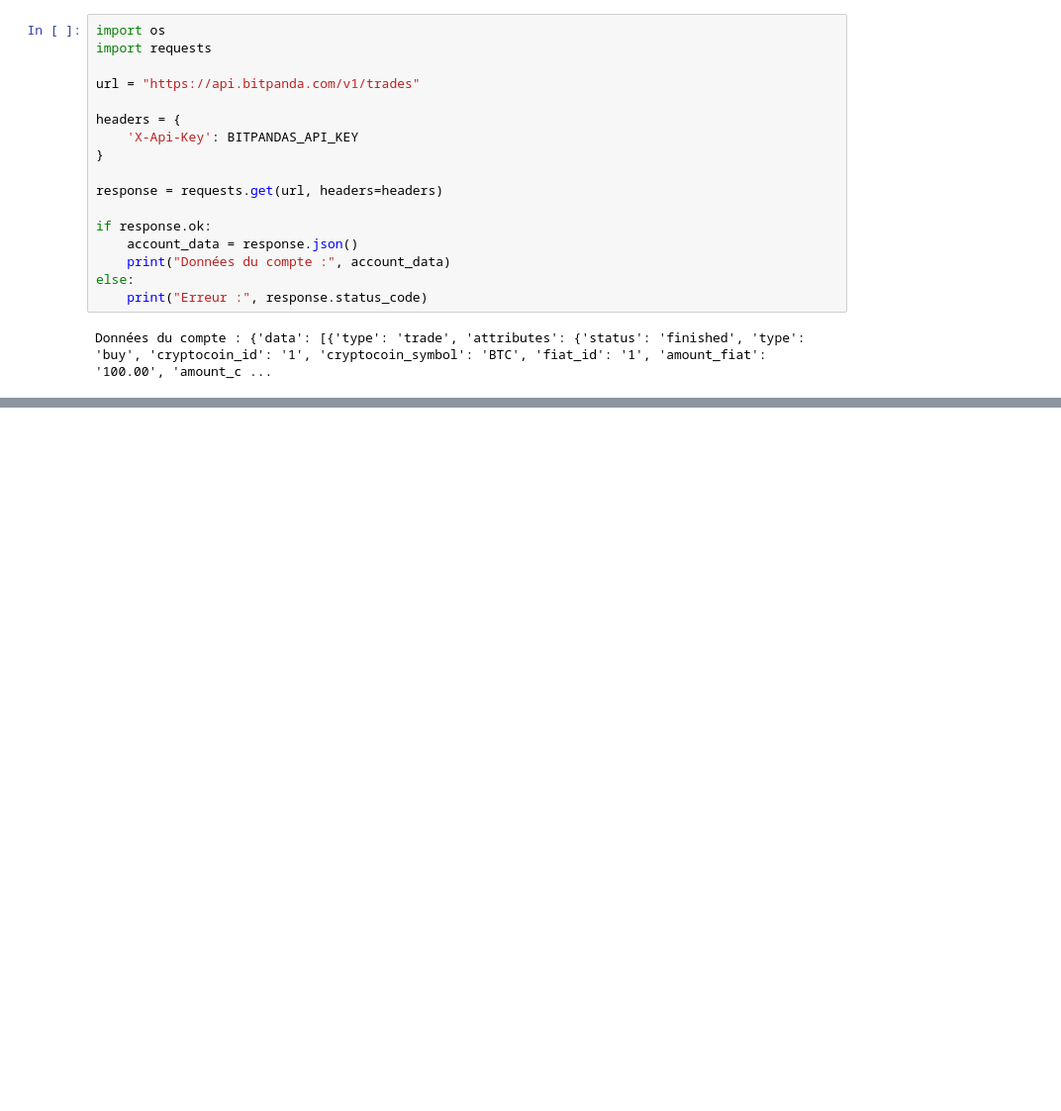
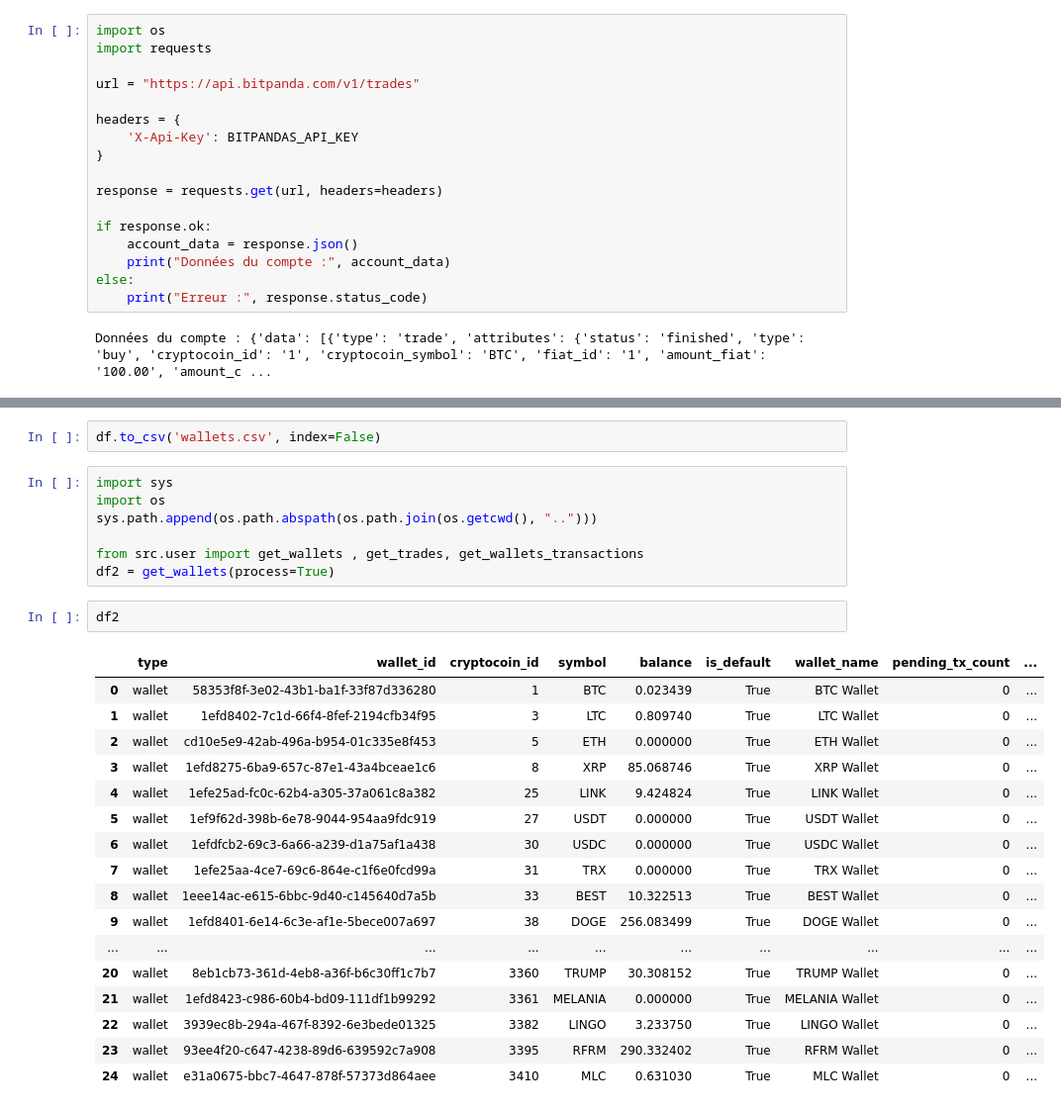
Before and after one commit to julian240502/InvestmentWallet, a Jupyter notebook: notebooks/bitpandas.ipynb, the cells around one changed output, grey strips where cells are left out. Shown at 99% size. Cells and saved outputs as stored; diff of their text form; blank space fills up the shorter version.

```diff
--- a/notebooks/bitpandas.ipynb
+++ b/notebooks/bitpandas.ipynb
@@ -48,0 +141,29 @@ Données du compte : {'data': [{'type': 'trade', 'attributes': {'status': 'finis
+# %%
+df.to_csv('wallets.csv', index=False)
+# %%
+import sys
+import os
+sys.path.append(os.path.abspath(os.path.join(os.getcwd(), "..")))
+
+from src.user import get_wallets , get_trades, get_wallets_transactions
+df2 = get_wallets(process=True)
+# %%
+df2
+# %% [output]
+|  | type | wallet_id | cryptocoin_id | symbol | balance | is_default | wallet_name | pending_tx_count | ... |
+| 0 | wallet | 58353f8f-3e02-43b1-ba1f-33f87d336280 | 1 | BTC | 0.023439 | True | BTC Wallet | 0 | ... |
+| 1 | wallet | 1efd8402-7c1d-66f4-8fef-2194cfb34f95 | 3 | LTC | 0.809740 | True | LTC Wallet | 0 | ... |
+| 2 | wallet | cd10e5e9-42ab-496a-b954-01c335e8f453 | 5 | ETH | 0.000000 | True | ETH Wallet | 0 | ... |
+| 3 | wallet | 1efd8275-6ba9-657c-87e1-43a4bceae1c6 | 8 | XRP | 85.068746 | True | XRP Wallet | 0 | ... |
+| 4 | wallet | 1efe25ad-fc0c-62b4-a305-37a061c8a382 | 25 | LINK | 9.424824 | True | LINK Wallet | 0 | ... |
+| 5 | wallet | 1ef9f62d-398b-6e78-9044-954aa9fdc919 | 27 | USDT | 0.000000 | True | USDT Wallet | 0 | ... |
+| 6 | wallet | 1efdfcb2-69c3-6a66-a239-d1a75af1a438 | 30 | USDC | 0.000000 | True | USDC Wallet | 0 | ... |
+| 7 | wallet | 1efe25aa-4ce7-69c6-864e-c1f6e0fcd99a | 31 | TRX | 0.000000 | True | TRX Wallet | 0 | ... |
+| 8 | wallet | 1eee14ac-e615-6bbc-9d40-c145640d7a5b | 33 | BEST | 10.322513 | True | BEST Wallet | 0 | ... |
+| 9 | wallet | 1efd8401-6e14-6c3e-af1e-5bece007a697 | 38 | DOGE | 256.083499 | True | DOGE Wallet | 0 | ... |
+| ... | ... | ... | ... | ... | ... | ... | ... | ... | ... |
+| 20 | wallet | 8eb1cb73-361d-4eb8-a36f-b6c30ff1c7b7 | 3360 | TRUMP | 30.308152 | True | TRUMP Wallet | 0 | ... |
+| 21 | wallet | 1efd8423-c986-60b4-bd09-111df1b99292 | 3361 | MELANIA | 0.000000 | True | MELANIA Wallet | 0 | ... |
+| 22 | wallet | 3939ec8b-294a-467f-8392-6e3bede01325 | 3382 | LINGO | 3.233750 | True | LINGO Wallet | 0 | ... |
+| 23 | wallet | 93ee4f20-c647-4238-89d6-639592c7a908 | 3395 | RFRM | 290.332402 | True | RFRM Wallet | 0 | ... |
+| 24 | wallet | e31a0675-bbc7-4647-878f-57373d864aee | 3410 | MLC | 0.631030 | True | MLC Wallet | 0 | ... |
```
Also changed, not shown: parts of 10 cells of this notebook, 6 other files.
